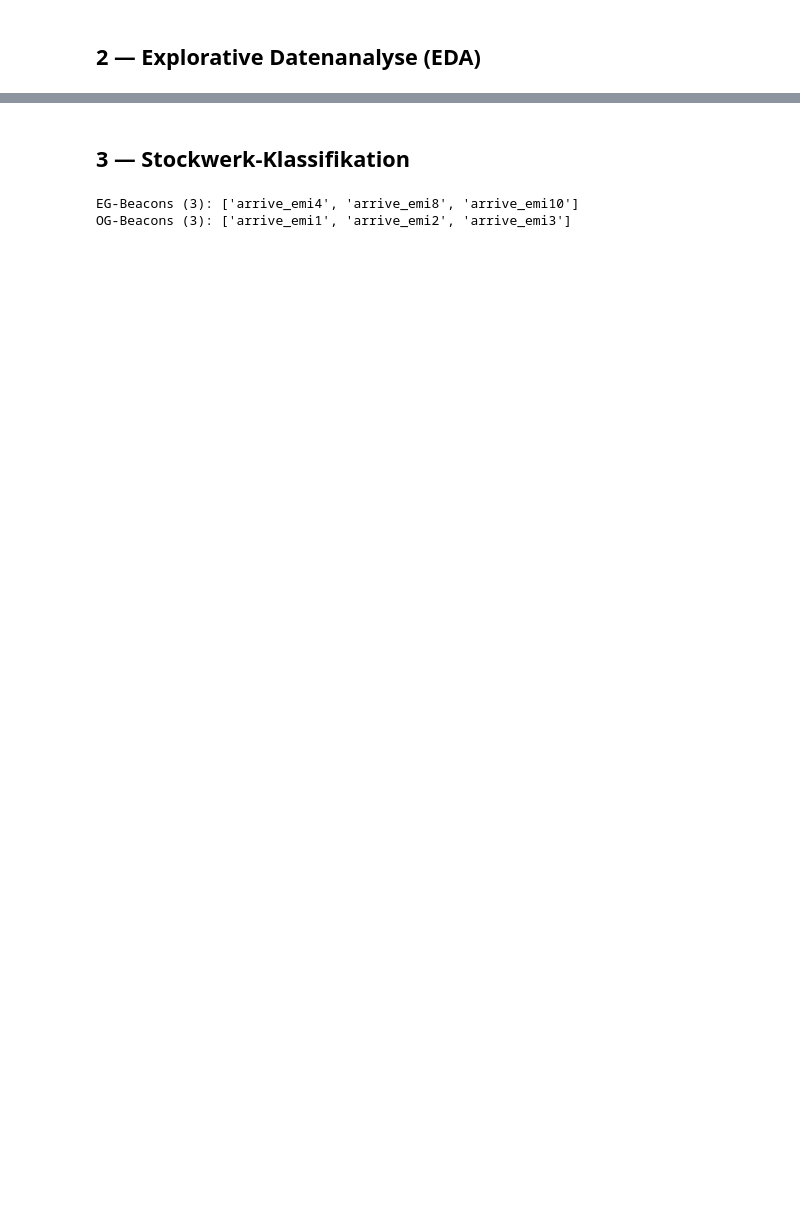
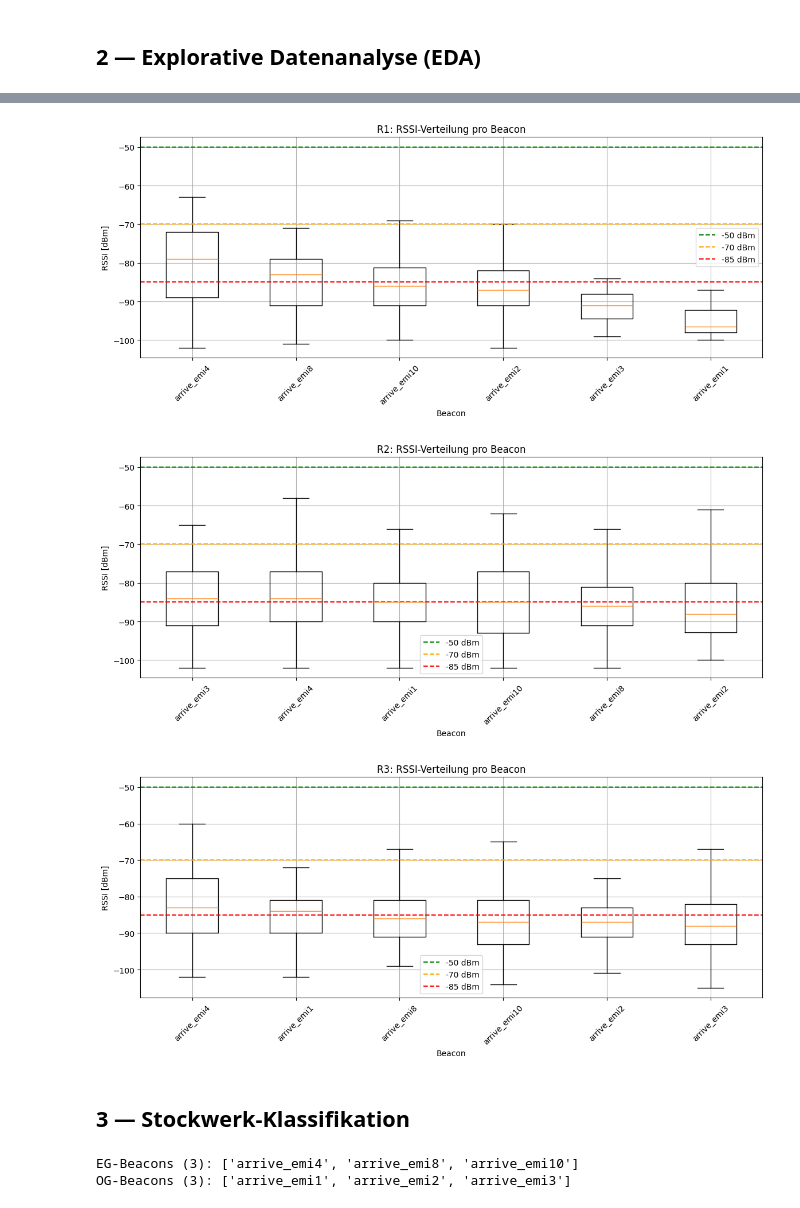
Before and after one commit to M4ngo404/embedded_intelligence, a Jupyter notebook: notebooks/rssi_position_analysis.ipynb, the cells around one changed output, grey strips where cells are left out. Cells and saved outputs as stored; diff of their text form; code cells hidden in the pictures; blank space fills up the shorter version.

```diff
--- a/notebooks/rssi_position_analysis.ipynb
+++ b/notebooks/rssi_position_analysis.ipynb
@@ -147,3 +131,36 @@ plt.show()
+# %%
+for run_id in RUN_IDS:
+    run_ble = rssi_df[rssi_df["run_id"] == run_id]
+
+    beacon_order = (
+        run_ble.groupby("beacon_name")["rssi"]
+        .median()
+        .sort_values(ascending=False)
+        .index
+    )
+
+    data = [
+        run_ble.loc[run_ble["beacon_name"] == beacon_id, "rssi"].dropna()
+        for beacon_id in beacon_order
+    ]
+
+    plt.figure(figsize=(14, 5))
+    plt.boxplot(data, tick_labels=beacon_order, showfliers=False)
+
+    plt.axhline(-50, color="green", linestyle="--", label="-50 dBm")
+    plt.axhline(-70, color="orange", linestyle="--", label="-70 dBm")
+    plt.axhline(-85, color="red", linestyle="--", label="-85 dBm")
+
+    plt.title(f"{run_id}: RSSI-Verteilung pro Beacon")
+    plt.xlabel("Beacon")
+    plt.ylabel("RSSI [dBm]")
+    plt.xticks(rotation=45)
+    plt.legend()
+    plt.show()
+# %% [output]
+[figure, added]
+[figure, added]
+[figure, added]
 # %% [markdown]
 ## 3 — Stockwerk-Klassifikation
 # %%
```
Also changed, not shown: parts of 19 cells of this notebook, 2 other files.
